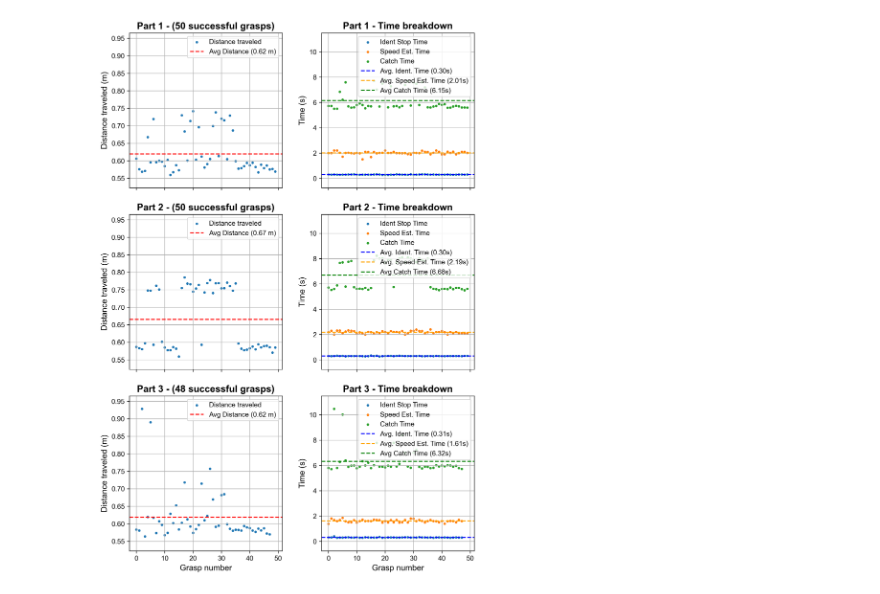
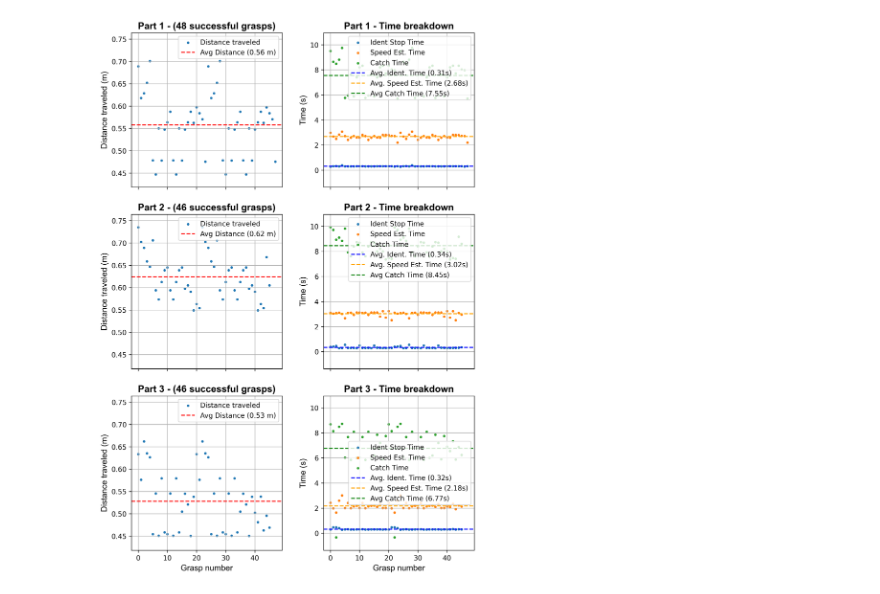
Before and after one commit to KarolChudzicki/Master-Thesis, a Jupyter notebook: Plots/time_plots.ipynb, the cells around one changed output. Drawn from its saved outputs; the diff is of its cells as text; code cells hidden in the pictures.

```diff
--- a/Plots/time_plots.ipynb
+++ b/Plots/time_plots.ipynb
@@ -22,7 +22,7 @@ distance_markersize = 7  # size of dots for distance plot
 time_markersize = 7      # size of dots for time plot
 
 # Load CSV
-df = pd.read_csv("plots_for_thesis/20Hz_times.csv")
+df = pd.read_csv("plots_for_thesis/15Hz_times.csv")
 
 parts = [0, 1, 2]  # now 3 parts
 fig, axes = plt.subplots(3, 2, figsize=(8.27, 11.69), dpi=300, sharex='col')  # A4 portrait size
@@ -69,33 +69,33 @@ for row, part_id in enumerate(parts):
     ident_stop = part_df["time_ident_stop"]
     est_time = part_df["time_speed_est_stop"] - part_df["time_speed_est_start"]
     catch_time = part_df["time_catch_stop"] - part_df["time_catch_start"]
 
     ax_time.scatter(part_df.index, ident_stop, s=time_markersize, label="Ident Stop Time")
     ax_time.scatter(part_df.index, est_time, s=time_markersize, label="Speed Est. Time")
     ax_time.scatter(part_df.index, catch_time, s=time_markersize, label="Catch Time")
 
     avg_ident_stop = ident_stop.mean()
     avg_est_time = est_time.mean()
     avg_catch_time = catch_time.mean()
 
     ax_time.axhline(avg_ident_stop, color='blue', linestyle='--', label=f"Avg. Ident. Time ({avg_ident_stop:.2f}s)")
     ax_time.axhline(avg_est_time, color='orange', linestyle='--', label=f"Avg. Speed Est. Time ({avg_est_time:.2f}s)")
     ax_time.axhline(avg_catch_time, color='green', linestyle='--', label=f"Avg Catch Time ({avg_catch_time:.2f}s)")
 
     ax_time.set_title(f"Part {part_id + 1} - Time breakdown",
                       fontsize=title_fontsize, fontweight='bold', fontname='Arial')
     ax_time.set_xlabel("", fontsize=label_fontsize, fontname='Arial')
     ax_time.set_ylabel("Time (s)", fontsize=label_fontsize, fontname='Arial')
     ax_time.grid(True)
     ax_time.set_ylim(time_min, time_max)
     ax_time.legend(fontsize=legend_fontsize)
     ax_time.tick_params(axis='both', which='major', labelsize=tick_fontsize)
 
 axes[2, 0].set_xlabel("Grasp number", fontsize=label_fontsize, fontname='Arial')
 axes[2, 1].set_xlabel("Grasp number", fontsize=label_fontsize, fontname='Arial')
 
 plt.show()
 # %% [output]
-[figure, old version]
+[figure, new version]
 # %%
 fig.savefig("time_plots25.pdf", bbox_inches='tight')
```
Also changed, not shown: 1 other file.
